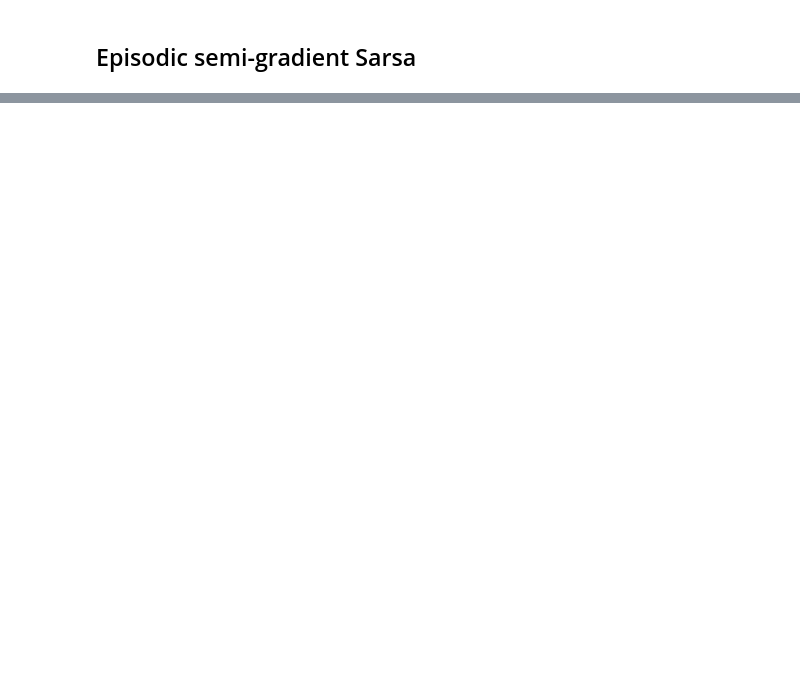
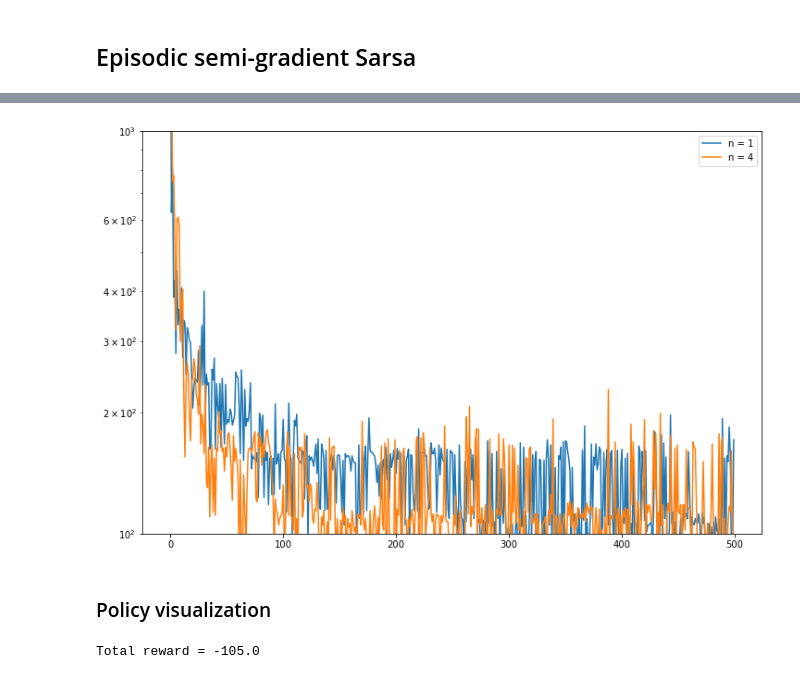
Before and after one commit to arampacha/rlbook.jl, a Jupyter notebook: 10_mountain_car_gym.ipynb, the cells around one changed output, grey strips where cells are left out. Saved outputs shown, nothing was run; the diff lists cells and outputs as text; code cells hidden in the pictures; blank space fills up the shorter version.

```diff
--- a/10_mountain_car_gym.ipynb
+++ b/10_mountain_car_gym.ipynb
@@ -204,0 +263,35 @@ plt.show()
+# %%
+n_episodes = 500
+
+fig = plt.figure(figsize=(12, 8))
+
+for n, alpha in zip([1,4], [0.5, 0.3]):
+    avg_steps_per_episode = np.zeros(n_episodes)
+    for i in range(1,11):
+        steps_per_episode, w = run_nsarsa(n=n, n_episodes=n_episodes, alpha=alpha)
+        avg_steps_per_episode += (steps_per_episode - avg_steps_per_episode)/i
+    plt.plot(avg_steps_per_episode, label=f"n = {n}")
+
+plt.ylim([100, 1000])
+plt.yscale("log")
+plt.legend(loc='upper right')
+plt.show()
+# %% [output]
+[figure, added]
+# %% [markdown]
+### Policy visualization
+# %%
+s = env.reset()
+done = False
+total_reward = 0
+while not done:
+    env.render()
+    # greedy policy
+    a = max(range(3), key=lambda a: q_hat(s,a,w))
+    s, r, done, info = env.step(a)
+    total_reward += r
+    time.sleep(0.01)
+env.close()
+print("Total reward =", total_reward)
+# %% [output]
+Total reward = -105.0
```
Also changed, not shown: parts of 18 cells of this notebook, 1 other file.
